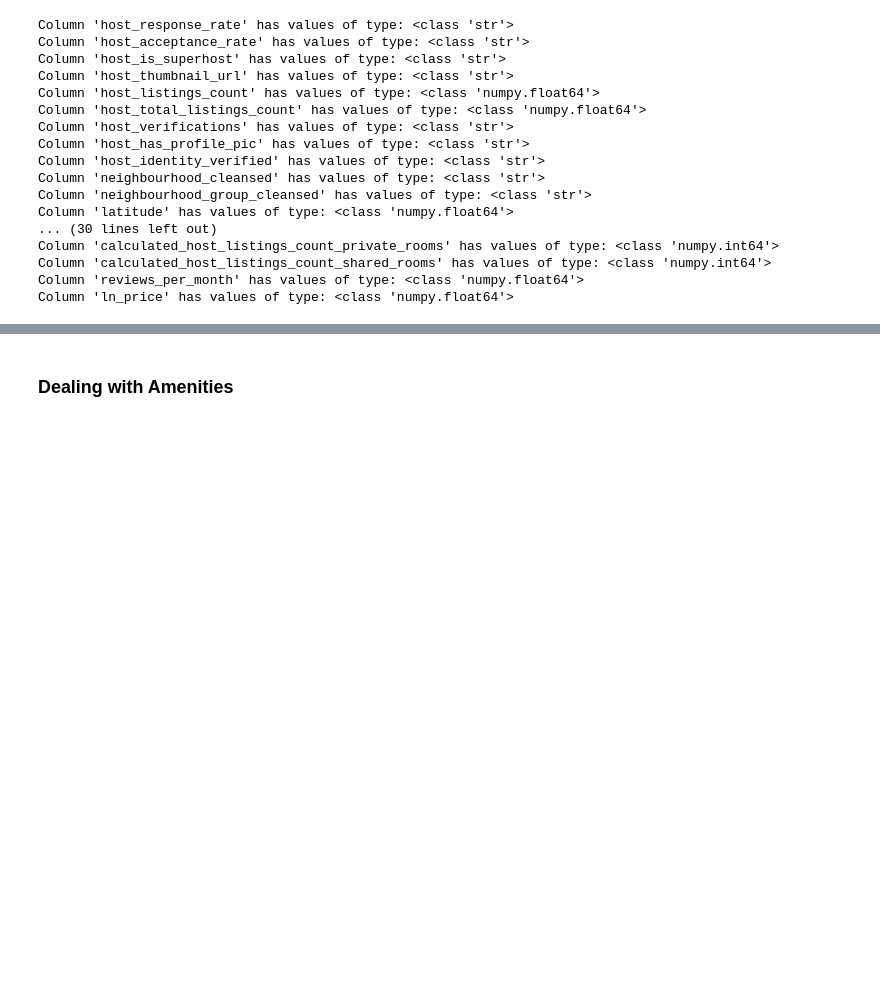
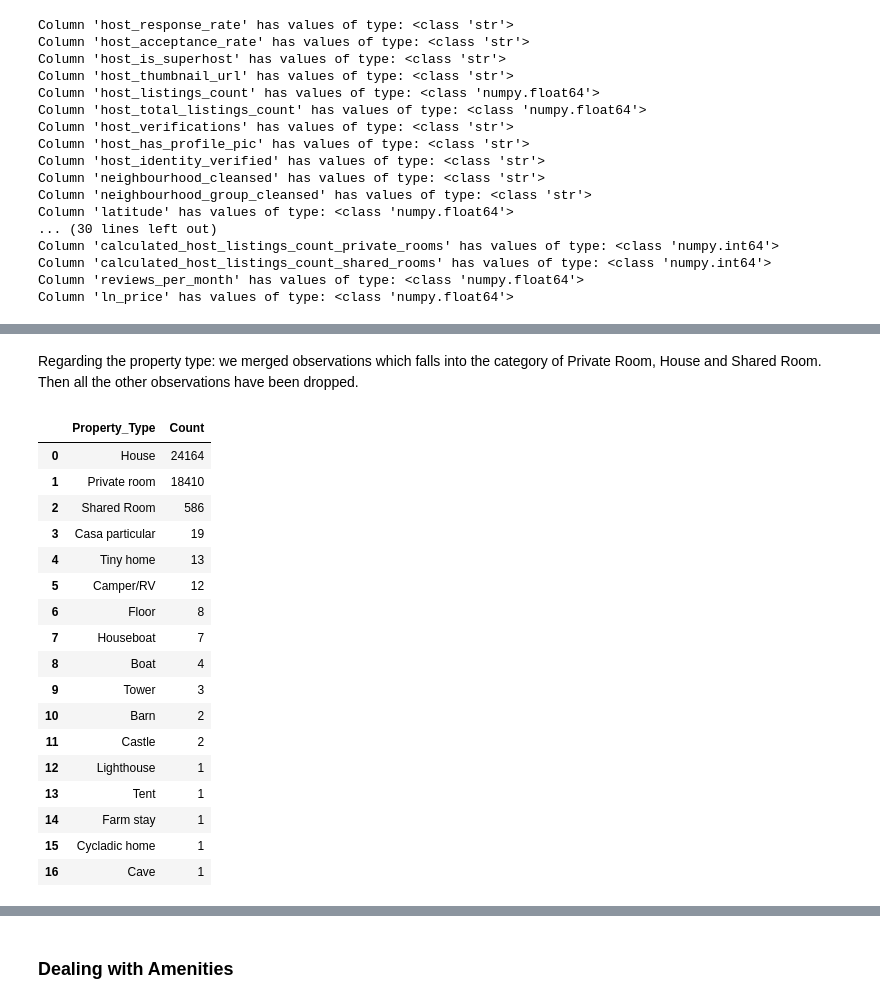
Before and after one commit to Jacopo21/AirbPrice_ML, a Jupyter notebook: airbnb APRIL.ipynb, the cells around one changed output, grey strips where cells are left out. Drawn from its saved outputs; the diff is of its cells as text; code cells hidden in the pictures; blank space fills up the shorter version.

Commit message:
created dummy for property

```diff
--- a/airbnb APRIL.ipynb
+++ b/airbnb APRIL.ipynb
@@ -144,0 +114,3 @@ Name: review_scores_value, Length: 43235, dtype: float64>
+# %%
+airbnb2.drop(columns=['room_type'], inplace=True)
+print(airbnb2['review_scores_value'].value_counts)
@@ -144,0 +130,37 @@ Name: review_scores_value, Length: 43235, dtype: float64>
+# %% [markdown]
+Regarding the property type: we merged observations which falls into the category of Private Room, House and Shared Room. Then all the other observations have been dropped.
+# %%
+airbnb2['property_type'] = airbnb2['property_type'].apply(lambda x: 'Private room' if x.startswith('Private room') else x)
+airbnb2['property_type'] = airbnb2['property_type'].apply(lambda x: 'Private room' if x.startswith('Room') else x)
+airbnb2['property_type'] = airbnb2['property_type'].apply(lambda x: 'House' if x.startswith('Entire') else x)
+airbnb2['property_type'] = airbnb2['property_type'].apply(lambda x: 'Shared Room' if x.startswith('Shared') else x)
+property_type_counts = airbnb2['property_type'].value_counts().reset_index()
+property_type_counts.columns = ['Property_Type', 'Count']
+column_info2 = pd.DataFrame({
+    "ID": range(len(airbnbOCT.property_type)),
+    "Variable": airbnbOCT.property_type
+})
+column_info2
+
+allowed_types = ['Private room', 'House', 'Shared Room']
+airbnb2 = airbnb2[airbnb2['property_type'].isin(allowed_types)]
+property_type_counts
+# %% [output]
+|  | Property_Type | Count |
+| 0 | House | 24164 |
+| 1 | Private room | 18410 |
+| 2 | Shared Room | 586 |
+| 3 | Casa particular | 19 |
+| 4 | Tiny home | 13 |
+| 5 | Camper/RV | 12 |
+| 6 | Floor | 8 |
+| 7 | Houseboat | 7 |
+| 8 | Boat | 4 |
+| 9 | Tower | 3 |
+| 10 | Barn | 2 |
+| 11 | Castle | 2 |
+| 12 | Lighthouse | 1 |
+| 13 | Tent | 1 |
+| 14 | Farm stay | 1 |
+| 15 | Cycladic home | 1 |
+| 16 | Cave | 1 |
```
Also changed, not shown: parts of 7 cells of this notebook, 3 other files.
